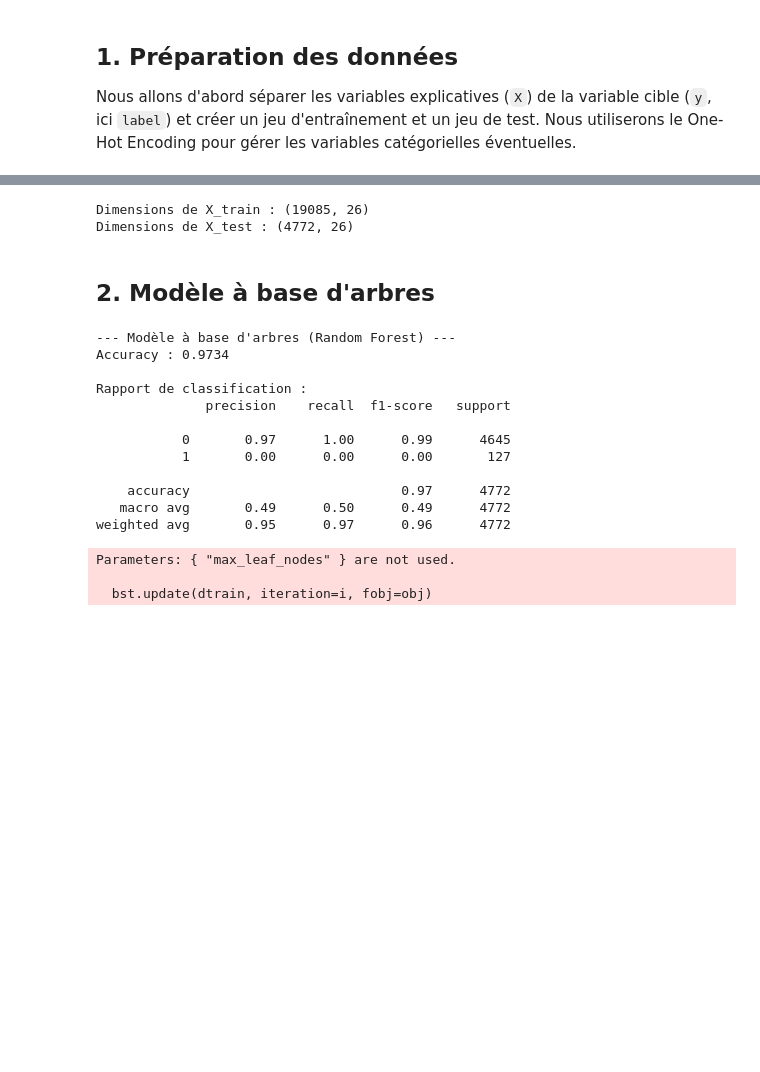
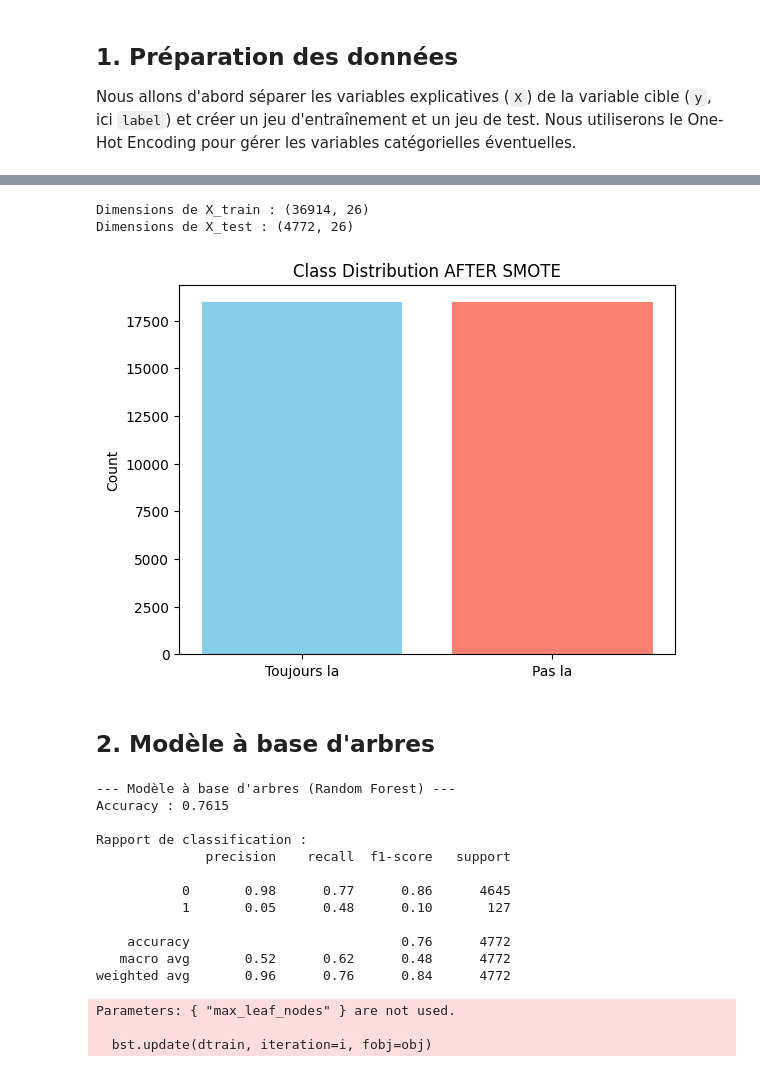
Before and after one commit to hughdmr/REXIA, a Jupyter notebook: RH_DHARDEMARE_PETIT_VAUTERIN.ipynb, the cells around one changed output, grey strips where cells are left out. Saved outputs shown, nothing was run; the diff lists cells and outputs as text; code cells hidden in the pictures; blank space fills up the shorter version.

```diff
--- a/RH_DHARDEMARE_PETIT_VAUTERIN.ipynb
+++ b/RH_DHARDEMARE_PETIT_VAUTERIN.ipynb
@@ -266,28 +299,35 @@ Nous allons d'abord séparer les variables explicatives (`X`) de la variable cib
 # %%
 from sklearn.model_selection import train_test_split
 import pandas as pd
 from sklearn.metrics import classification_report, accuracy_score
-
-X = df.drop(columns=['label'])
-y = df['label']
+from imblearn.over_sampling import SMOTE
 
 # Encodage des variables catégorielles (si elles existent)
 X = pd.get_dummies(X, drop_first=True)
 
 X_train, X_test, y_train, y_test = train_test_split(X, y, test_size=0.2, random_state=1)
+smote = SMOTE(random_state=1)
+X_train, y_train = smote.fit_resample(X_train, y_train)
+
+plt.bar(y_train.value_counts().index, y_train.value_counts().values,
+        color=['skyblue','salmon'])
+plt.xticks([0,1], ['Toujours la', 'Pas la'])
+plt.ylabel("Count")
+plt.title("Class Distribution AFTER SMOTE")
 
 print("Dimensions de X_train :", X_train.shape)
 print("Dimensions de X_test :", X_test.shape)
 # %% [output]
-Dimensions de X_train : (19085, 26)
+Dimensions de X_train : (36914, 26)
 Dimensions de X_test : (4772, 26)
+[figure, added]
 # %% [markdown]
 ## 2. Modèle à base d'arbres
 # %%
 from sklearn.ensemble import RandomForestClassifier
 
 # Entraînement du modèle
-rf_model = RandomForestClassifier(random_state=1, n_estimators=100, max_depth=10, max_leaf_nodes=20)
+rf_model = RandomForestClassifier(random_state=10, n_estimators=200, max_depth=10, max_leaf_nodes=4)
 rf_model.fit(X_train, y_train)
 
 # Évaluation sur le jeu de test
@@ -299,17 +339,17 @@ print("Rapport de classification :")
 print(classification_report(y_test, y_pred_rf))
 # %% [output]
 --- Modèle à base d'arbres (Random Forest) ---
-Accuracy : 0.9734
+Accuracy : 0.7615
 
 Rapport de classification :
               precision    recall  f1-score   support
 
-           0       0.97      1.00      0.99      4645
-           1       0.00      0.00      0.00       127
+           0       0.98      0.77      0.86      4645
+           1       0.05      0.48      0.10       127
 
-    accuracy                           0.97      4772
-   macro avg       0.49      0.50      0.49      4772
-weighted avg       0.95      0.97      0.96      4772
+    accuracy                           0.76      4772
+   macro avg       0.52      0.62      0.48      4772
+weighted avg       0.96      0.76      0.84      4772
 # %%
 #pareil avec xgboost
 from xgboost import XGBClassifier
```
Also changed, not shown: parts of 2 cells of this notebook.
